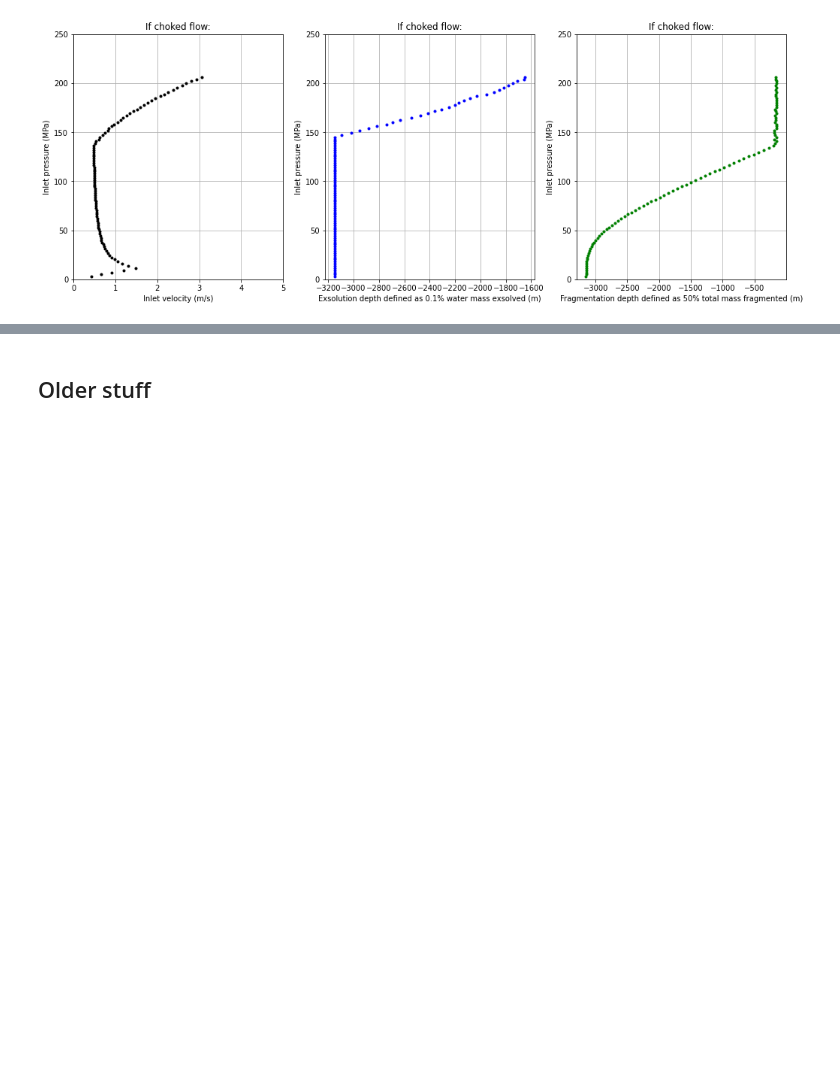
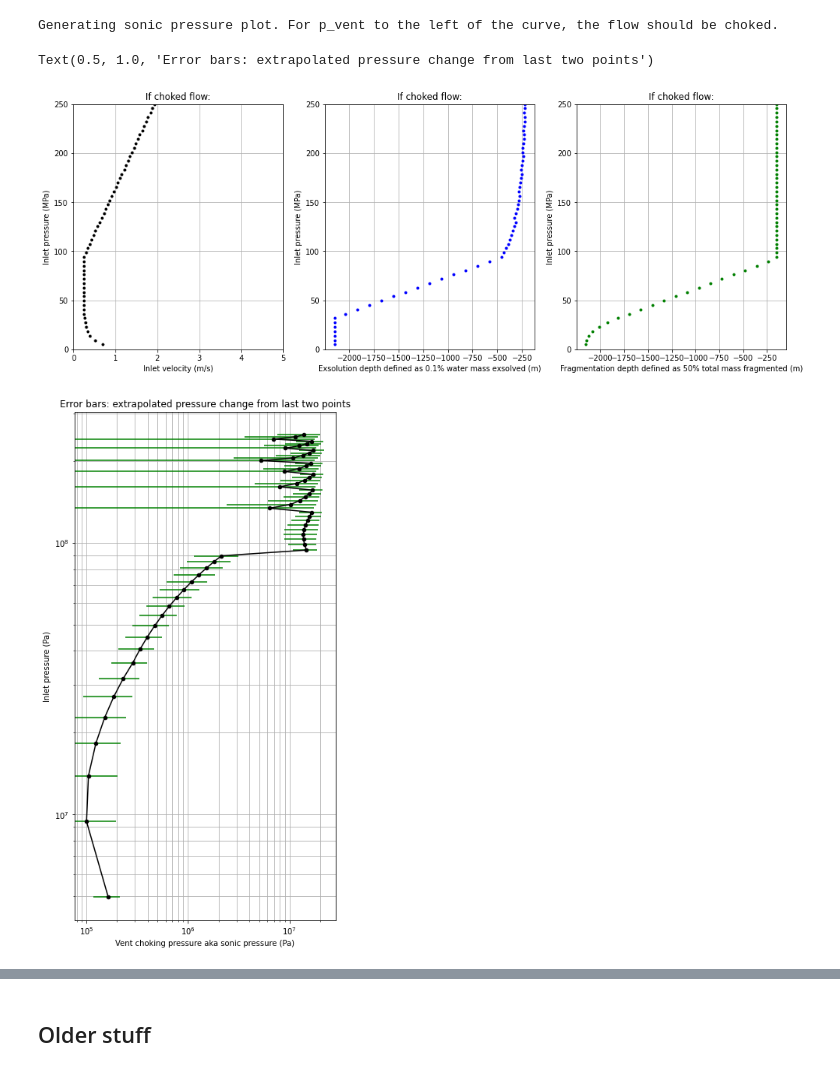
Before and after one commit to fredriclam/compressible-conduit-steady, a Jupyter notebook: steady_state_mapping_featuretest.ipynb, the cells around one changed output, grey strips where cells are left out. Drawn from its saved outputs; the diff is of its cells as text; code cells hidden in the pictures; blank space fills up the shorter version.

```diff
--- a/steady_state_mapping_featuretest.ipynb
+++ b/steady_state_mapping_featuretest.ipynb
@@ -107,6 +154,6 @@ Choked at vent.
 # %%
 # Set range of inlet pressures and mass fluxes j0 to try
 forward_p = np.linspace(5e5, 250e6, 230//4)
-forward_j0 = np.linspace(10, 8000, 200//4)
+forward_j0 = np.linspace(10, 8000, 200)
 mg_p, mg_j0 = np.meshgrid(forward_p, forward_j0)
 out = SS.parallel_forward_map(f, mg_p, mg_j0, num_processes=12)
@@ -112,0 +291,3 @@ out = SS.parallel_forward_map(f, mg_p, mg_j0, num_processes=12)
+# %%
+_soln = f.solve_ssIVP(pc_vec[0], 1435.5578980638243)
+plt.semilogy(_soln[0], _soln[1][0,:])
@@ -138,29 +400,72 @@ for i in range(mg_p.ravel().size):
+# %%
+''' Choked flow curve sampling (get inlet pressures that are closest to choking
+    in samples)'''
+# Set filter for row indices that have both subsonic and choked flow
+has_choking_filter = np.asarray(~np.all(out["x_top"] >= -150, axis=0)
+         & ~np.all(out["x_top"] < -150, axis=0)).nonzero()[0]
+# Get row index of first choked flow given that there is both subsonic + choked
+i_choked = np.clip(np.argmin(out["x_top"] >= -150, axis=0)-1,0,None)[has_choking_filter]
+# Column index (input mass flux) associated with choked flow
+j_choked = np.arange(mg_p.shape[1])[has_choking_filter]
+
+# Extract associated flow values at choking
+p_choked = out["p_top"][i_choked, j_choked]
+vel_in_choked = out["vel_in"][i_choked, j_choked]
+p_in_choked = mg_p[i_choked, j_choked]
+
+''' Approximate exsolution and fragmentation depths '''
+mg_depth_exsoln = mg_p.copy()
+mg_depth_frag = mg_p.copy()
+for i in range(mg_p.ravel().size):
+  mg_depth_exsoln.ravel()[i] = np.interp(
+    1e-3, out["results"][i][1][2,:], out["results"][i][0])
+  # N.B. Below is a proxy, since 50% of total mass includes exsolved water
+  mg_depth_frag.ravel()[i] = np.interp(
+    0.5, out["results"][i][1][3,:], out["results"][i][0])
 # %%
 ''' Plot p-vel relation at choking'''
 plt.figure(figsize=(17,6))
 plt.subplot(1,3,1)
 plt.plot(vel_in_choked, p_in_choked/1e6, '.k')
 plt.xlim(0, 5)
 plt.xlabel("Inlet velocity (m/s)")
 plt.ylabel("Inlet pressure (MPa)")
 # plt.title("Inlet velocity-pressure relation at choked state")
 
 plt.subplot(1,3,2)
 plt.plot(mg_depth_exsoln[i_choked, j_choked].ravel(), p_in_choked/1e6, '.b')
 plt.xlabel("Exsolution depth defined as 0.1% water mass exsolved (m)")
 plt.ylabel("Inlet pressure (MPa)")
 
 plt.subplot(1,3,3)
 plt.plot(mg_depth_frag[i_choked, j_choked].ravel(), p_in_choked/1e6, '.g')
 plt.ylim(0, 250)
 plt.xlabel("Fragmentation depth defined as 50% total mass fragmented (m)")
 plt.ylabel("Inlet pressure (MPa)")
 
 # Format
 for i in range(3):
   plt.subplot(1,3,i+1)
   plt.grid(axis="both", which="both")
   plt.ylim(0, 250)
   plt.title("If choked flow:")
+
+print("Generating sonic pressure plot. For p_vent to the left of the curve, " +
+  "the flow should be choked.")
+plt.figure(figsize=(6,12))
+# Extrapolation
+p_top_uncertainty = [(out["p_top"][i_choked[i]-1, j_choked[i]]
+  - out["p_top"][i_choked[i], j_choked[i]]) for i in range(i_choked.size)]
+plt.plot(p_choked, p_in_choked, 'k.', markersize=9)
+plt.errorbar(p_choked, p_in_choked, xerr=p_top_uncertainty, color="k", ecolor="green")
+plt.xscale("log")
+plt.yscale("log")
+plt.xlabel("Vent choking pressure aka sonic pressure (Pa)")
+plt.ylabel("Inlet pressure (Pa)")
+plt.grid(axis="both", which="both")
+plt.title("Error bars: extrapolated pressure change from last two points")
 # %% [output]
+Generating sonic pressure plot. For p_vent to the left of the curve, the flow should be choked.
+Text(0.5, 1.0, 'Error bars: extrapolated pressure change from last two points')
-[figure, old version]
+[figure, new version]
+[figure, added]
```
Also changed, not shown: parts of 50 cells of this notebook, 1 other file.
